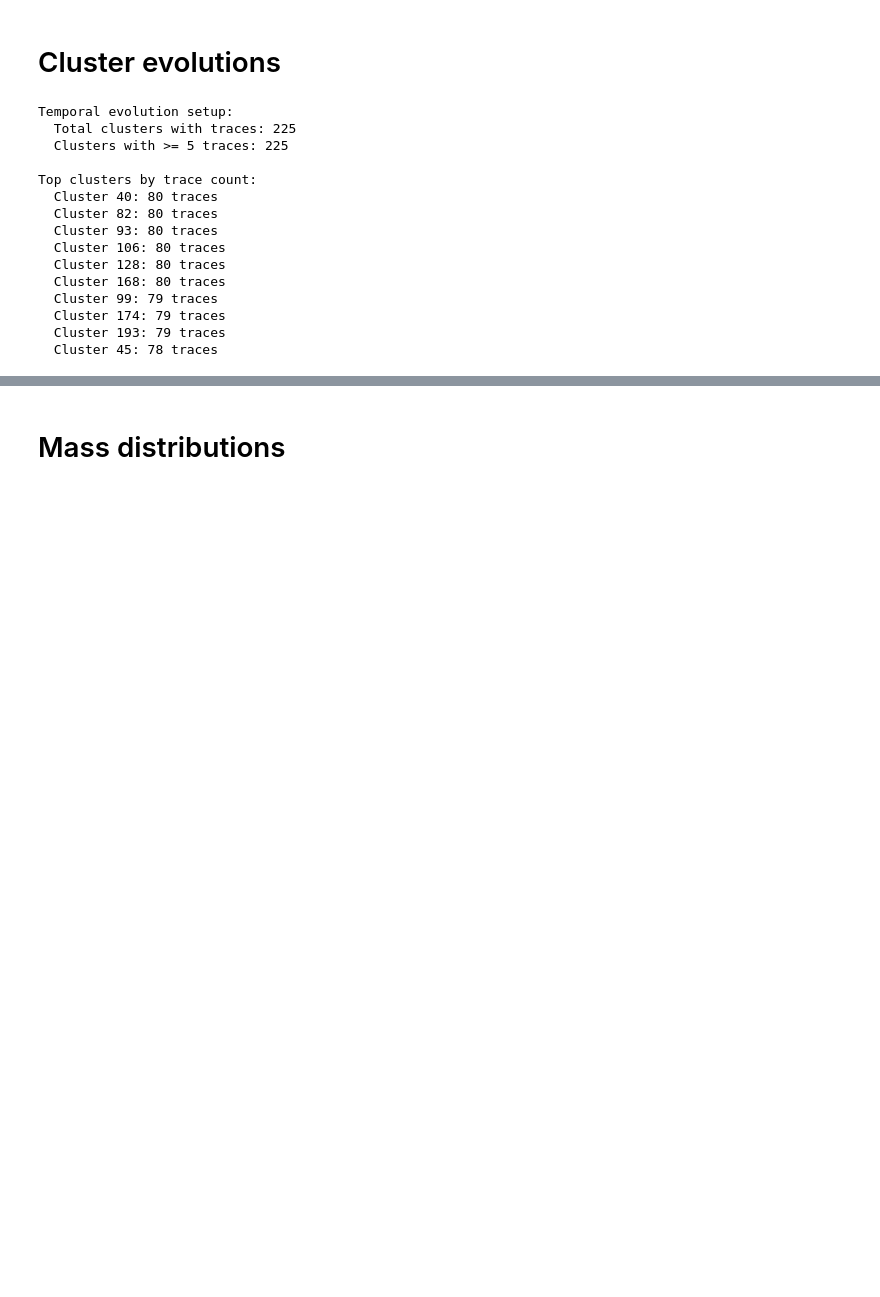
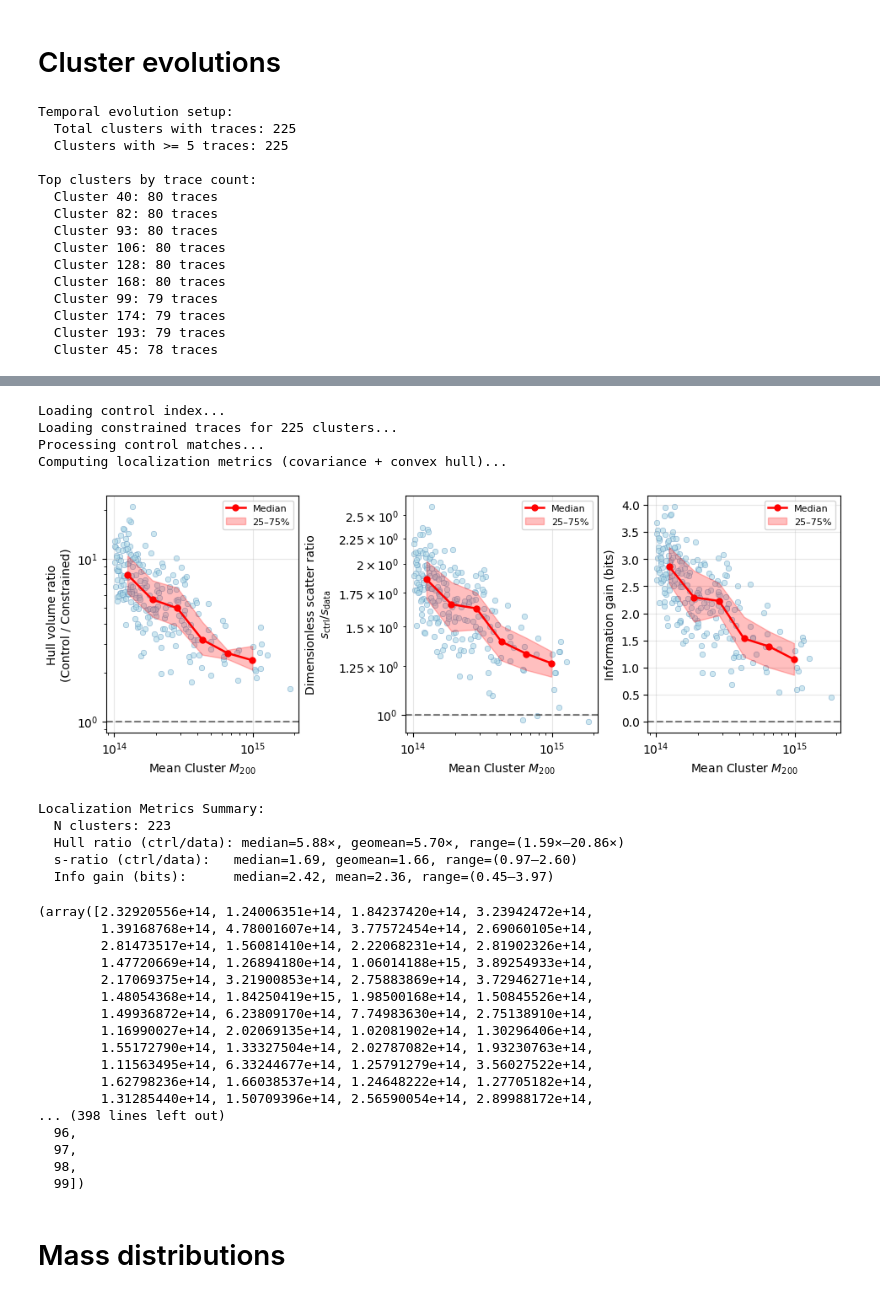
Before and after one commit to stuartmcalpine/manticore_posterior_clusters, a Jupyter notebook: plot_posterior_clusters.ipynb, the cells around one changed output, grey strips where cells are left out. Cells and saved outputs as stored; diff of their text form; code cells hidden in the pictures; blank space fills up the shorter version.

```diff
--- a/plot_posterior_clusters.ipynb
+++ b/plot_posterior_clusters.ipynb
@@ -1628,12 +1214,42 @@ def plot_localization_metrics_vs_mass(min_cluster_size=40,
 
     return (cluster_masses, legacy_volume_ratios, s_ratios, info_gain_bits, cluster_ids)
 # %%
-cluster_masses, hull_ratios, s_ratios, info_bits, ids = plot_localization_metrics_vs_mass(
+plot_localization_metrics_vs_mass(
+    clusters=clusters,
+    config=config,
+    trace_filename=trace_filename,
     min_cluster_size=40,
     mass_tolerance_dex=0.1,
-    target_snapshot=10,
-    use_matched_final=True,   # try both True/False to see sensitivity
+    target_snapshot=10
 )
+# %% [output]
+Loading control index...
+Loading constrained traces for 225 clusters...
+Processing control matches...
+Computing localization metrics (covariance + convex hull)...
+[figure, added]
+Localization Metrics Summary:
+  N clusters: 223
+  Hull ratio (ctrl/data): median=5.88×, geomean=5.70×, range=(1.59×–20.86×)
+  s-ratio (ctrl/data):   median=1.69, geomean=1.66, range=(0.97–2.60)
+  Info gain (bits):      median=2.42, mean=2.36, range=(0.45–3.97)
+(array([2.32920556e+14, 1.24006351e+14, 1.84237420e+14, 3.23942472e+14,
+        1.39168768e+14, 4.78001607e+14, 3.77572454e+14, 2.69060105e+14,
+        2.81473517e+14, 1.56081410e+14, 2.22068231e+14, 2.81902326e+14,
+        1.47720669e+14, 1.26894180e+14, 1.06014188e+15, 3.89254933e+14,
+        2.17069375e+14, 3.21900853e+14, 2.75883869e+14, 3.72946271e+14,
+        1.48054368e+14, 1.84250419e+15, 1.98500168e+14, 1.50845526e+14,
+        1.49936872e+14, 6.23809170e+14, 7.74983630e+14, 2.75138910e+14,
+        1.16990027e+14, 2.02069135e+14, 1.02081902e+14, 1.30296406e+14,
+        1.55172790e+14, 1.33327504e+14, 2.02787082e+14, 1.93230763e+14,
+        1.11563495e+14, 6.33244677e+14, 1.25791279e+14, 3.56027522e+14,
+        1.62798236e+14, 1.66038537e+14, 1.24648222e+14, 1.27705182e+14,
+        1.31285440e+14, 1.50709396e+14, 2.56590054e+14, 2.89988172e+14,
+... (398 lines left out)
+  96,
+  97,
+  98,
+  99])
 # %% [markdown]
 # Mass distributions
 # %%
```
Also changed, not shown: parts of 15 cells of this notebook, 7 other files.
